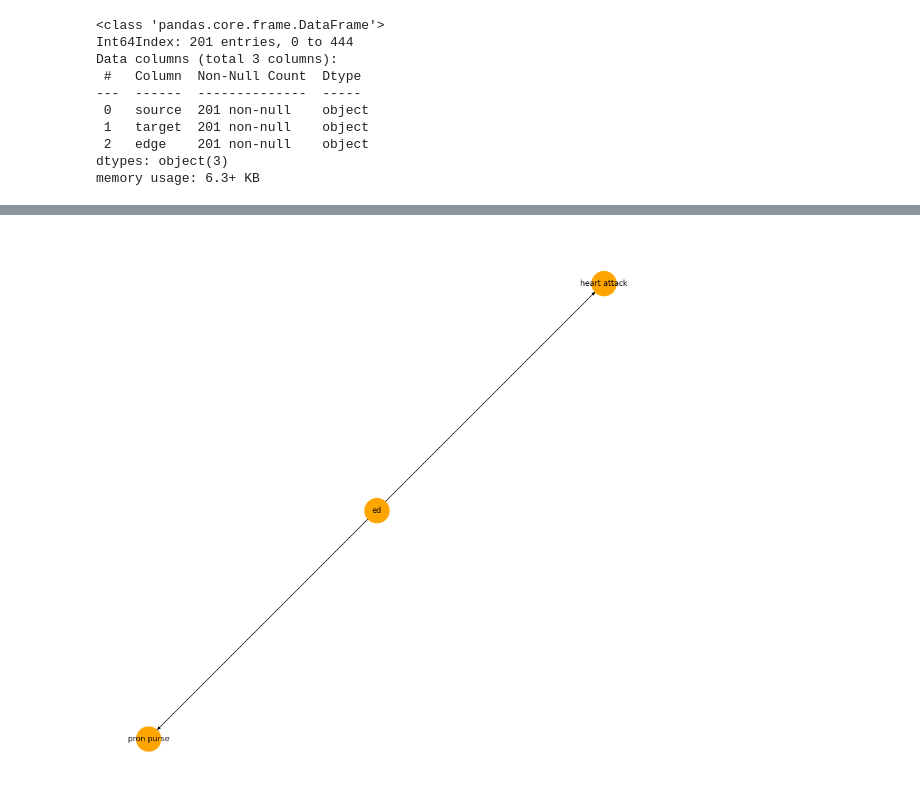
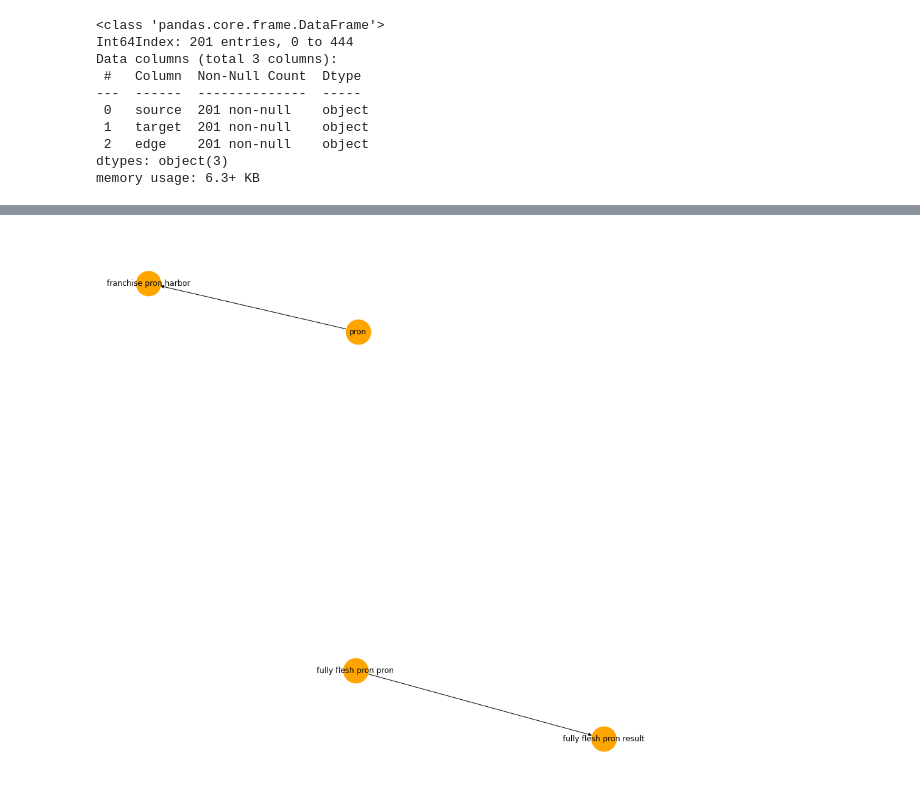
Before and after one commit to erinmcmahon26/NLP-Chat-Bot, a Jupyter notebook: Knowledge_Graph.ipynb, the cells around one changed output, grey strips where cells are left out. Saved outputs shown, nothing was run; the diff lists cells and outputs as text; code cells hidden in the pictures.

```diff
--- a/Knowledge_Graph.ipynb
+++ b/Knowledge_Graph.ipynb
@@ -487,17 +523,19 @@ entity_filter_2 = (kg_clean['source'] == 'ed') | (kg_clean['target'] == 'ed')
+# %%
+edge_filter_2 = kg_clean['edge'] == 'admit'
 # %%
-zoom_kgraph_2 = nx.from_pandas_edgelist(kg_clean[entity_filter_2],
+zoom_kgraph_2 = nx.from_pandas_edgelist(kg_clean[edge_filter_2],
                             "source", "target",
                             edge_attr=True,
                             create_using=nx.MultiDiGraph())
 
 plt.figure(figsize=(12, 12))
 
 pos = nx.spring_layout(zoom_kgraph_2, k=0.5) # k regulates the distance between nodes
 
 nx.draw(zoom_kgraph_2, with_labels=True,
         node_color='orange',
         node_size=1500, edge_cmap=plt.cm.Blues, pos=pos)
 
 plt.show()
 # %% [output]
-[figure, old version]
+[figure, new version]
```
Also changed, not shown: parts of 14 cells of this notebook.
